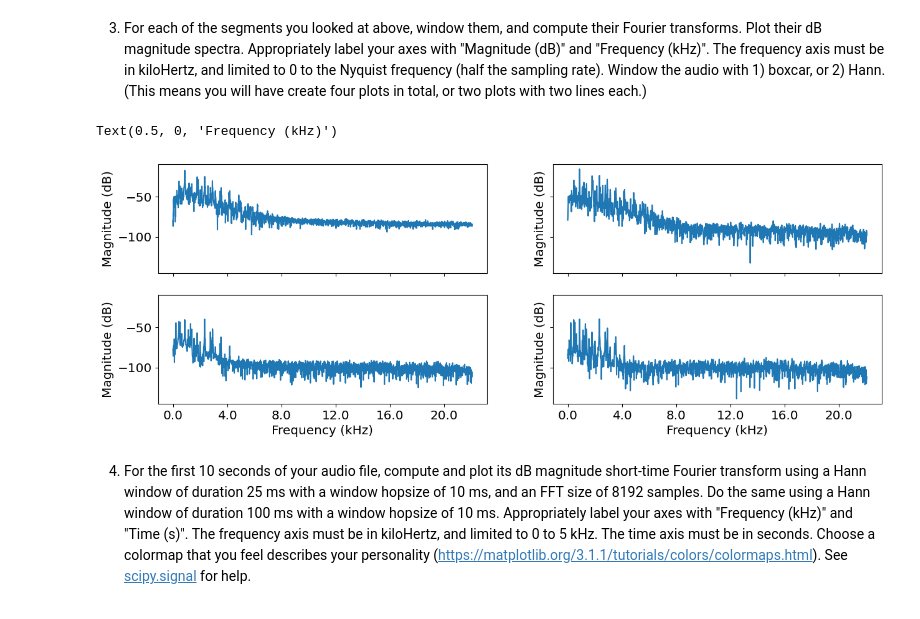
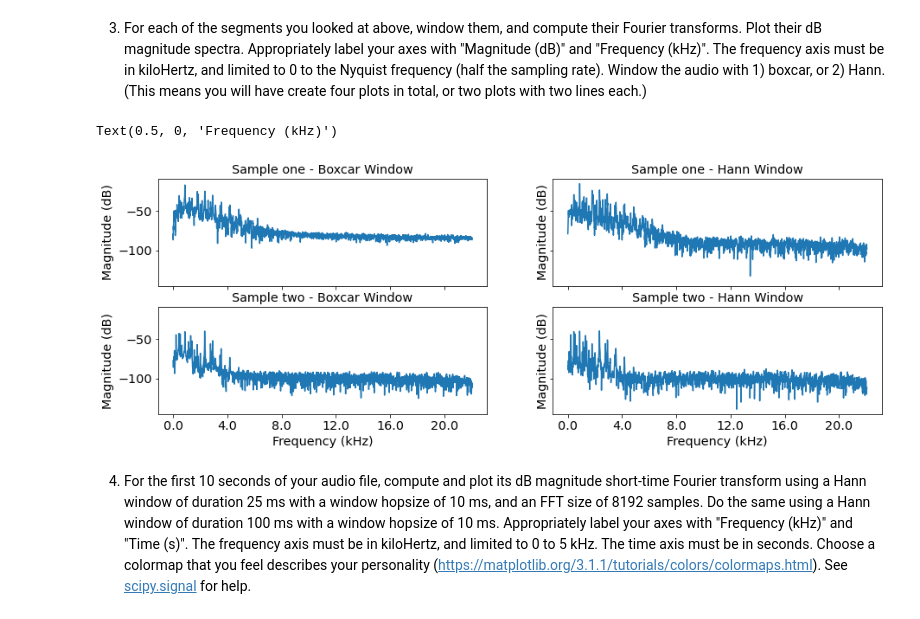
Before and after one commit to LinusOstlund/DT2470, a Jupyter notebook: labs/lab-1-signal-processing/DT2470_lab01-1.ipynb, the cells around one changed output. Drawn from its saved outputs; the diff is of its cells as text; code cells hidden in the pictures.

```diff
--- a/labs/lab-1-signal-processing/DT2470_lab01-1.ipynb
+++ b/labs/lab-1-signal-processing/DT2470_lab01-1.ipynb
@@ -147,29 +145,38 @@ total, or two plots with two lines each.)
 # %%
 # Extract sample data
 SAMPLE_ONE = AUDIO_ARRAY[S1:S1+SAMPLE_SIZE]
 SAMPLE_TWO = AUDIO_ARRAY[S2:S2+SAMPLE_SIZE]
 
 # Pick right channel
 SAMPLE_ONE = SAMPLE_ONE[:,-1]
 SAMPLE_TWO = SAMPLE_TWO[:,-1]
 
 fig, axs = plt.subplots(2, 2, sharey=True, sharex=True)
 
-# Magnitude spectrum is a piece of magic that computes the Fourier Transform
-axs[0,0].magnitude_spectrum(SAMPLE_ONE, Fs = SAMPLE_RATE, window=np.ones(len(SAMPLE_ONE)), scale = 'dB')
-axs[1,0].magnitude_spectrum(SAMPLE_TWO, Fs = SAMPLE_RATE, window=np.ones(len(SAMPLE_TWO)), scale = 'dB')
-axs[0,1].magnitude_spectrum(SAMPLE_ONE, Fs = SAMPLE_RATE, window=np.hanning(len(SAMPLE_ONE)), scale = 'dB')
-axs[1,1].magnitude_spectrum(SAMPLE_TWO, Fs = SAMPLE_RATE, window=np.hanning(len(SAMPLE_TWO)), scale = 'dB')
+# Setup windows
+boxcar = np.ones(len(SAMPLE_ONE))
+hann = np.hanning(len(SAMPLE_ONE))
 
-axs[0, 0].set_xticks(np.arange(0, SAMPLE_RATE/2, 4000))
+# Magnitude spectrum is a predefined method
+axs[0,0].set_title("Sample one - Boxcar Window")
+axs[0,0].magnitude_spectrum(SAMPLE_ONE, Fs = SAMPLE_RATE, window=boxcar, scale = 'dB')
+axs[1,0].set_title("Sample two - Boxcar Window")
+axs[1,0].magnitude_spectrum(SAMPLE_TWO, Fs = SAMPLE_RATE, window=boxcar, scale = 'dB')
+axs[0,1].set_title("Sample one - Hann Window")
+axs[0,1].magnitude_spectrum(SAMPLE_ONE, Fs = SAMPLE_RATE, window=hann, scale = 'dB')
+axs[1,1].set_title("Sample two - Hann Window")
+axs[1,1].magnitude_spectrum(SAMPLE_TWO, Fs = SAMPLE_RATE, window=hann, scale = 'dB')
+
+# Final fixing to the plot
+axs[0, 0].set_xticks(np.arange(0, SAMPLE_RATE/2, 4000)) # I detest magic numbers, but here they are
 axs[0, 0].set_xticklabels(np.arange(0, 22.5, 4))
 axs[0, 0].set_xlabel("")
 axs[1, 0].set_xlabel("Frequency (kHz)")
 axs[0, 1].set_xlabel("")
 axs[1, 1].set_xlabel("Frequency (kHz)")
 # %% [output]
 Text(0.5, 0, 'Frequency (kHz)')
-[figure, old version]
+[figure, new version]
 # %% [markdown]
 4. For the first 10 seconds of your audio file, compute and plot its dB magnitude short-time Fourier transform using a Hann window of duration 25 ms with a window hopsize of 10 ms, and an FFT size of 8192 samples. Do the same using a Hann window of duration 100 ms with a window hopsize of 10 ms. Appropriately label your axes with "Frequency (kHz)" and "Time (s)". The frequency axis must be in kiloHertz, and limited to 0 to 5 kHz. The time axis must be in seconds. Choose a colormap that you feel describes your personality (https://matplotlib.org/3.1.1/tutorials/colors/colormaps.html). See [scipy.signal](https://docs.scipy.org/doc/scipy/reference/generated/scipy.signal.stft.html) for help.
 # %%
```
Also changed, not shown: parts of 8 cells of this notebook.
